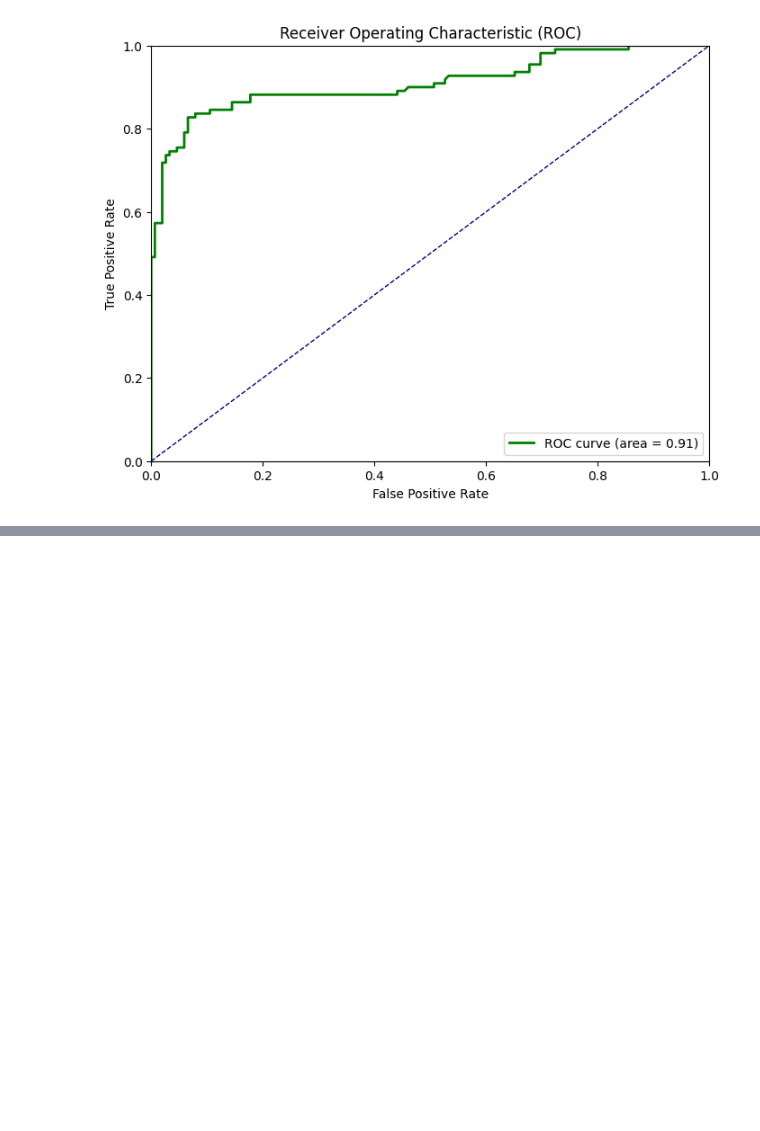
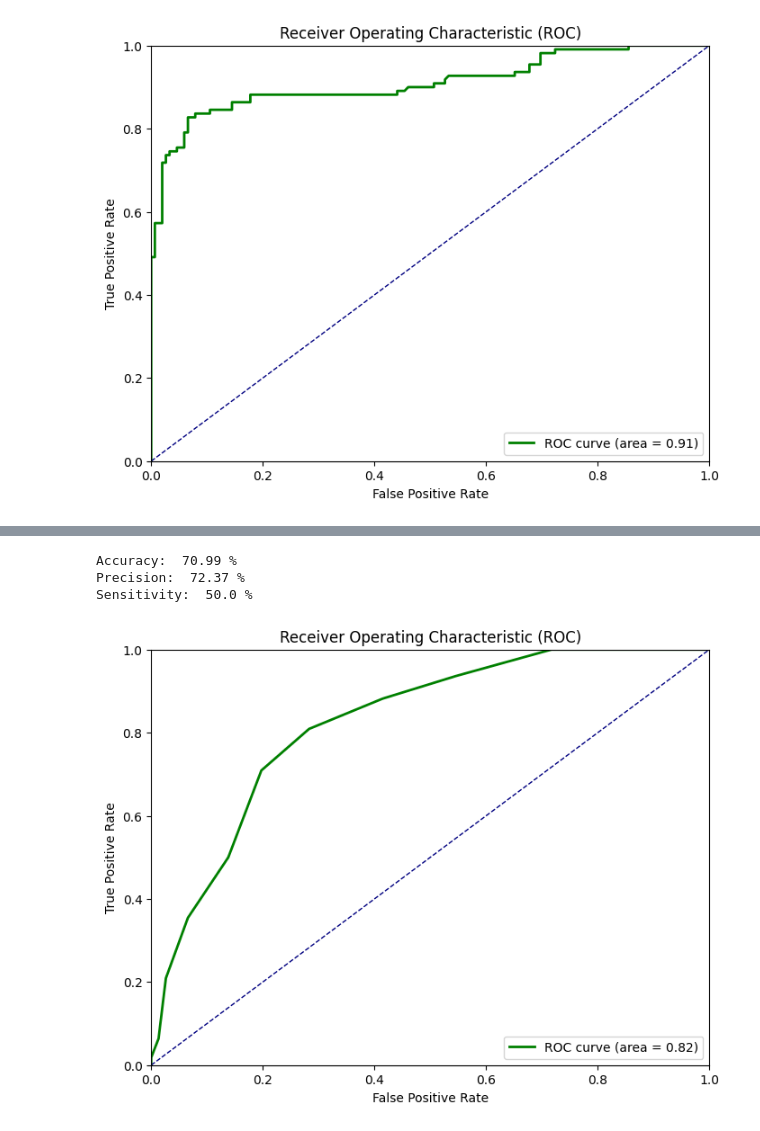
Before and after one commit to ffreirea1988/usm, a Jupyter notebook: KNN.ipynb, the cells around one changed output, grey strips where cells are left out. Drawn from its saved outputs; the diff is of its cells as text; code cells hidden in the pictures; blank space fills up the shorter version.

```diff
--- a/KNN.ipynb
+++ b/KNN.ipynb
@@ -267,2 +7,5 @@ df_total.to_csv('titanic.csv')
+# %%
+#Utilizaremos el mismo dataset del laboratorio anterior
+df = pd.read_csv('/content/titanic.csv', index_col=0)
 # %% [markdown]
 # Limpieza de datos
@@ -595,0 +313,35 @@ plt.show()
+# %%
+#Accuracy = TP+TN / P+N
+accuracy = accuracy_score(Y_test, Y_pred)*100
+print('Accuracy: ',accuracy.round(2),'%')
+
+#Precision = TP / TP+FP
+precision = precision_score(Y_test, Y_pred)*100
+print('Precision: ',precision.round(2),'%')
+
+#Recall o Sensitivity = TP / TP+FN
+recall = recall_score(Y_test, Y_pred)*100
+print('Sensitivity: ',recall.round(2),'%')
+# %% [output]
+Accuracy:  70.99 %
+Precision:  72.37 %
+Sensitivity:  50.0 %
+# %%
+#Curva ROC y AUC
+#fpr, tpr, thresholds = roc_curve(Y_test, Y_pred)
+fpr, tpr, thresholds = roc_curve(Y_test, model_knn.predict_proba(X_test)[:,1])
+roc_auc = auc(fpr, tpr)
+
+# Graficar la curva ROC
+plt.figure(figsize=(8, 6))
+plt.plot(fpr, tpr, color='green', lw=2, label='ROC curve (area = %0.2f)' % roc_auc)
+plt.plot([0, 1], [0, 1], color='navy', lw=1, linestyle='--')
+plt.xlim([0.0, 1.0])
+plt.ylim([0.0, 1.0])
+plt.xlabel('False Positive Rate')
+plt.ylabel('True Positive Rate')
+plt.title('Receiver Operating Characteristic (ROC)')
+plt.legend(loc="lower right")
+plt.show()
+# %% [output]
+[figure, added]
```
Also changed, not shown: parts of 56 cells of this notebook.
